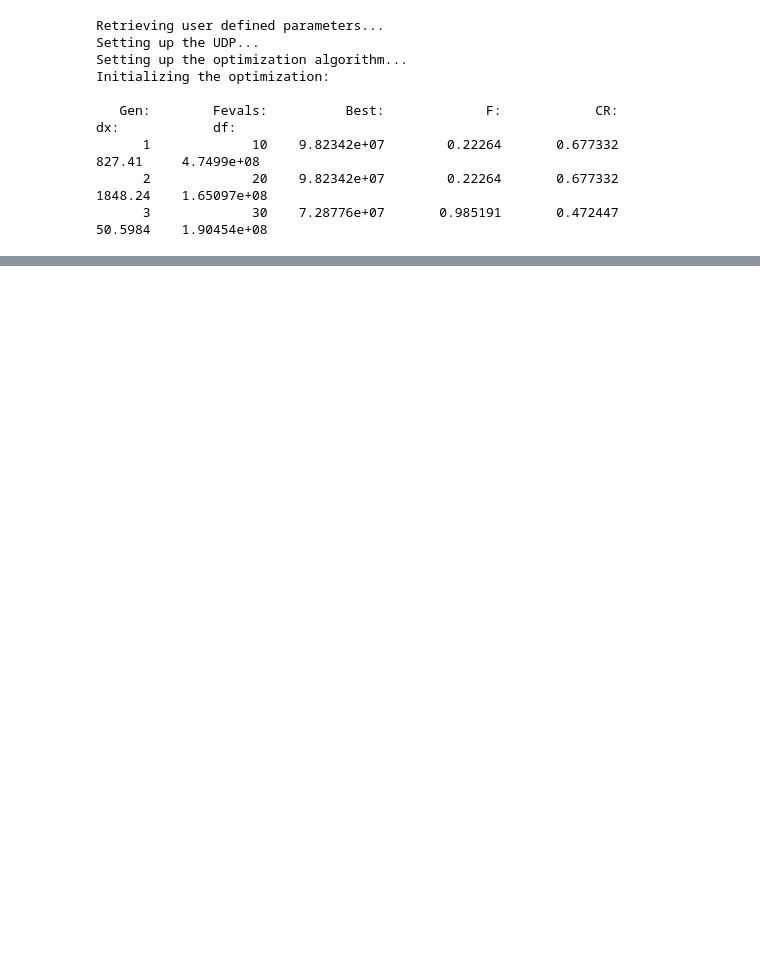
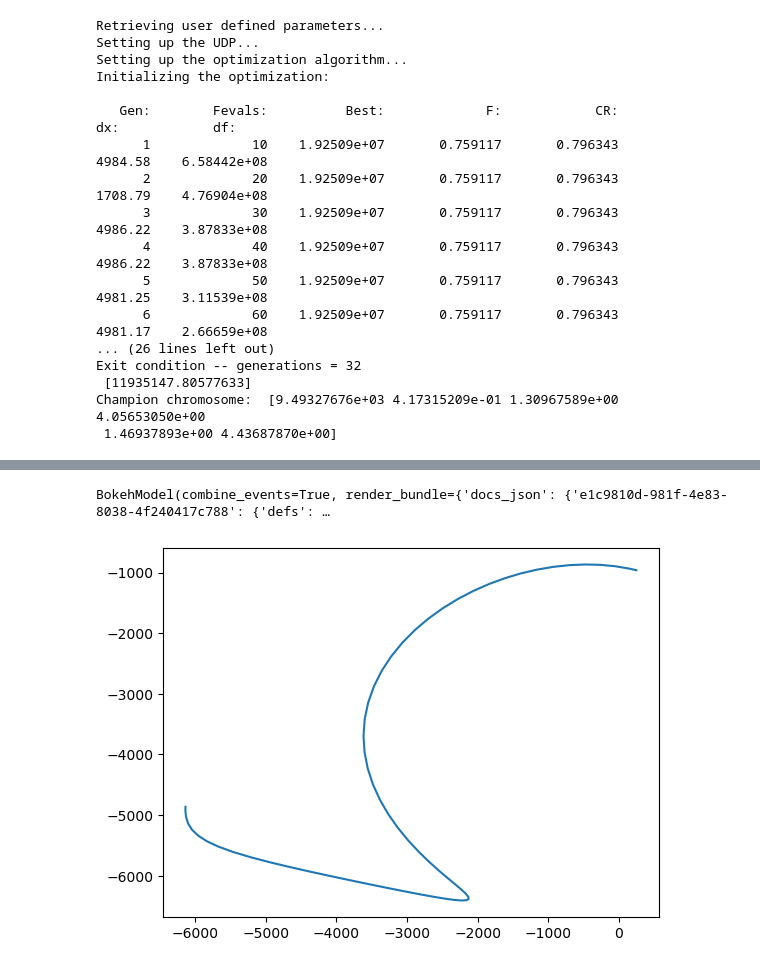
Before and after one commit to rasmusmarak/TOSS, a Jupyter notebook: 67p_swarm/traj_opt.ipynb, the cells around one changed output, grey strips where cells are left out. Saved outputs shown, nothing was run; the diff lists cells and outputs as text; code cells hidden in the pictures; blank space fills up the shorter version.

```diff
--- a/67p_swarm/traj_opt.ipynb
+++ b/67p_swarm/traj_opt.ipynb
@@ -52,11 +55,11 @@ def setup_parameters():
     body_args.spin_period = 12.06*3600       # [seconds] https://sci.esa.int/web/rosetta/-/14615-comet-67p
 
     # Setup hyperparameters:
-    target_squared_altitude = 5000**2           # Target altitude squared
+    target_squared_altitude = 8000**2           # Target altitude squared
     final_time = 20*3600.0              # Final time [s]
     start_time = 0                      # Starting time [s]
-    time_step = 600                     # Time step size for trajectory propagation. [s]
-    radius_bounding_sphere = 3500       # Radius of the bounding sphere representing risk zone for collisions with celestial body.
+    time_step = 600                     # Time step size for trajectory prodpagation. [s]
+    radius_bounding_sphere = 4000       # Radius of the bounding sphere representing risk zone for collisions with celestial body.
 
     # Bounds for initial variable domain: [r_x,r_y,r_z,v_x,v_y,v_z]
     #lower_bounds, upper_bounds = np.array([-6000,-6000,-6000,0,0,0]),np.array([6000,6000,6000,2.5,2.5,2.5])
@@ -117,11 +120,8 @@ def run():
     x = pop.champion_x
 
     # Convert osculating orbital elements to cartesian for integration
-    #body_mu = 665.666
     r, v = pk.par2ic(E=x, mu=body_args.mu)
-    r = np.array(r)
-    v = np.array(v)
-    x_cartesian = np.concatenate((r,v), axis=None)
+    x_cartesian = np.array(r+v)
 
     # Compute optimized trajectory
     trajectory = Trajectory(body_args, final_time, start_time, time_step, algorithm, radius_bounding_sphere)
@@ -152,6 +152,14 @@ Setting up the optimization algorithm...
 Initializing the optimization:
 
    Gen:        Fevals:          Best:             F:            CR:            dx:            df:
-      1             10    9.82342e+07        0.22264       0.677332         827.41     4.7499e+08
-      2             20    9.82342e+07        0.22264       0.677332        1848.24    1.65097e+08
-      3             30    7.28776e+07       0.985191       0.472447        50.5984    1.90454e+08
+      1             10    1.92509e+07       0.759117       0.796343        4984.58    6.58442e+08
+      2             20    1.92509e+07       0.759117       0.796343        1708.79    4.76904e+08
+      3             30    1.92509e+07       0.759117       0.796343        4986.22    3.87833e+08
+      4             40    1.92509e+07       0.759117       0.796343        4986.22    3.87833e+08
+      5             50    1.92509e+07       0.759117       0.796343        4981.25    3.11539e+08
+      6             60    1.92509e+07       0.759117       0.796343        4981.17    2.66659e+08
+... (26 lines left out)
+Exit condition -- generations = 32
+ [11935147.80577633]
+Champion chromosome:  [9.49327676e+03 4.17315209e-01 1.30967589e+00 4.05653050e+00
+ 1.46937893e+00 4.43687870e+00]
@@ -158,0 +167,2 @@ KeyboardInterrupt:
+BokehModel(combine_events=True, render_bundle={'docs_json': {'e1c9810d-981f-4e83-8038-4f240417c788': {'defs': …
+[figure, added]
```
Also changed, not shown: parts of 2 cells of this notebook, 2 other files.
